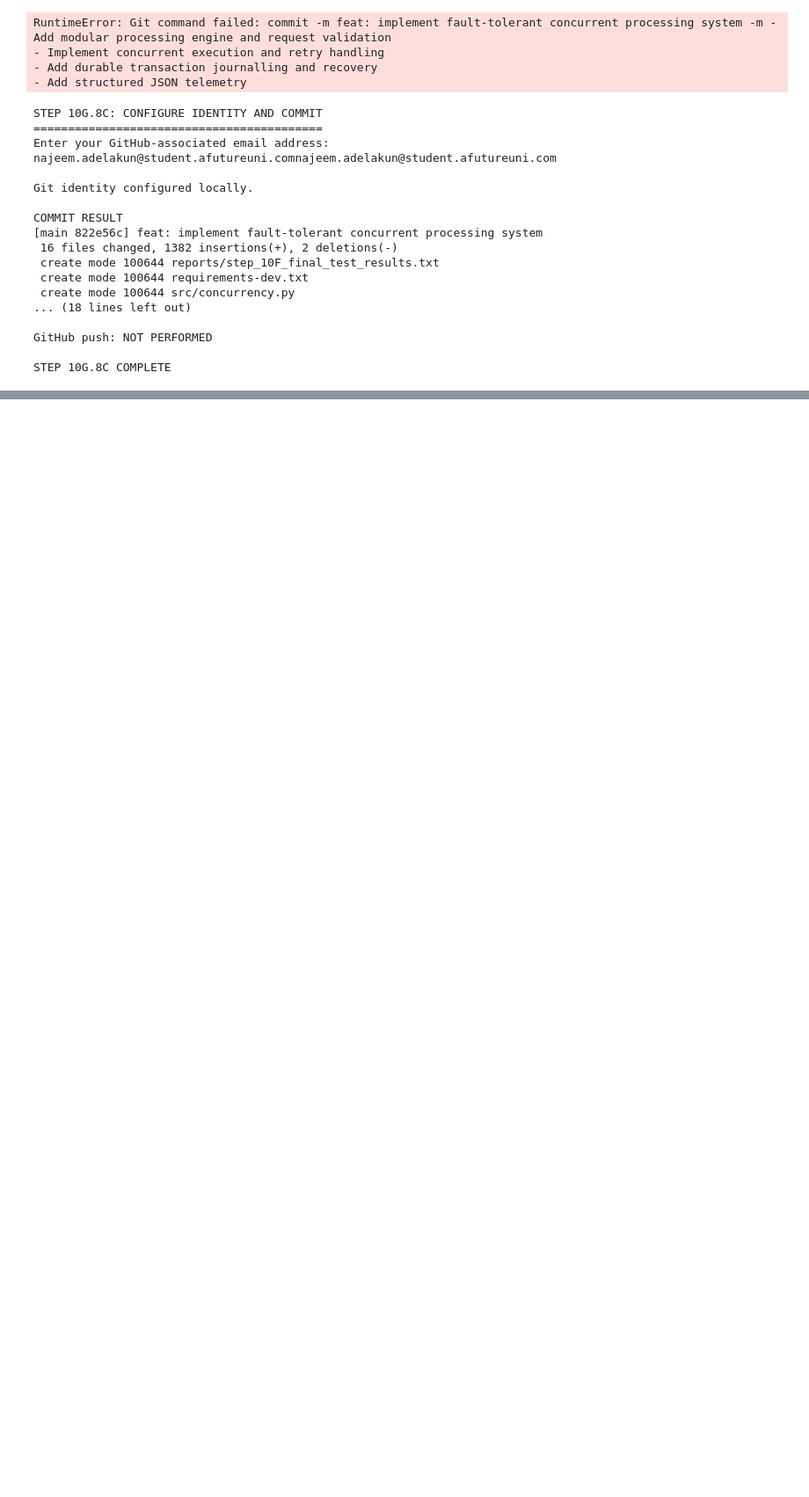
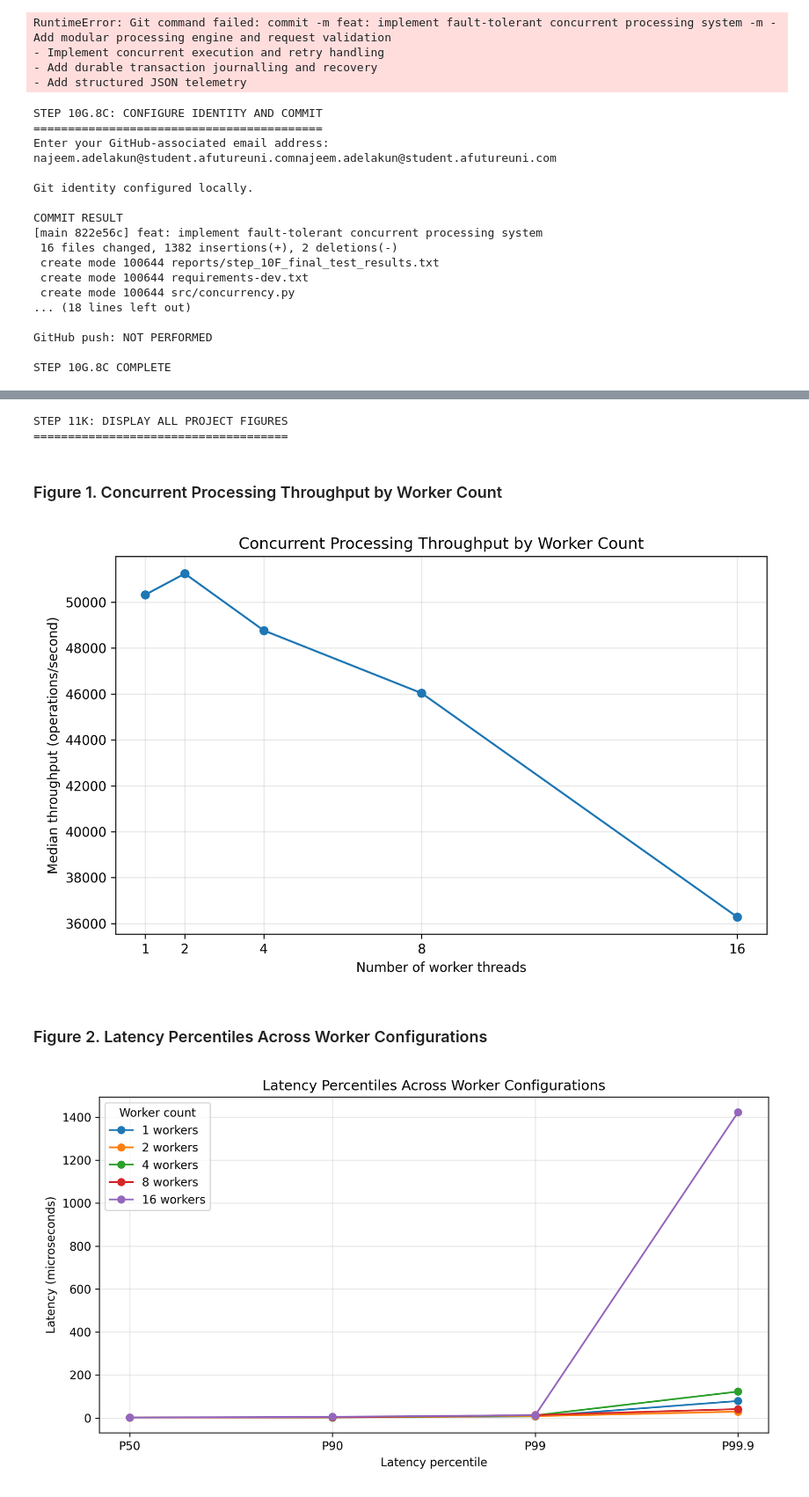
Before and after one commit to najeemadelakun/MSC502-M1-Concurrent-Processing-System, a Jupyter notebook: MSC502_M1_Development.ipynb, the cells around one changed output, grey strips where cells are left out. Shown at 88% size. Drawn from its saved outputs; the diff is of its cells as text; code cells hidden in the pictures; blank space fills up the shorter version.

```diff
--- a/MSC502_M1_Development.ipynb
+++ b/MSC502_M1_Development.ipynb
@@ -6888,0 +8374,53 @@ RuntimeError: Push did not complete. Review the Git output above.
+# %%
+
+import os
+from pathlib import Path
+from IPython.display import display, Image, Markdown
+
+os.chdir("/content/MSC502-M1-Concurrent-Processing-System")
+
+figure_dir = Path("diagrams")
+
+figure_titles = {
+    "Figure_1_Throughput_by_Worker_Count.png":
+        "Figure 1. Concurrent Processing Throughput by Worker Count",
+    "Figure_2_Latency_Percentiles.png":
+        "Figure 2. Latency Percentiles Across Worker Configurations",
+    "Figure_3_Workload_Rate_Comparison.png":
+        "Figure 3. Workload Generation and Processing Performance",
+    "Figure_4_Transaction_Recovery_Outcomes.png":
+        "Figure 4. Fault-Injection Outcomes and Transaction Recovery",
+    "Figure_5_Fault_Injection_Rate.png":
+        "Figure 5. Configured and Observed Fault-Injection Rates",
+}
+
+print("STEP 11K: DISPLAY ALL PROJECT FIGURES")
+print("=====================================")
+
+displayed = 0
+
+for filename, title in figure_titles.items():
+    image_path = figure_dir / filename
+
+    if not image_path.exists():
+        raise FileNotFoundError(
+            f"Required figure not found: {image_path}"
+        )
+
+    display(Markdown(f"### {title}"))
+    display(Image(
+        filename=str(image_path),
+        width=1000
+    ))
+
+    displayed += 1
+
+print(f"\nFigures displayed successfully: {displayed}")
+print("STEP 11K RESULT: PASSED")
+# %% [output]
+STEP 11K: DISPLAY ALL PROJECT FIGURES
+=====================================
+### Figure 1. Concurrent Processing Throughput by Worker Count
+[figure, added]
+### Figure 2. Latency Percentiles Across Worker Configurations
+[figure, added]
```
Also changed, not shown: parts of 17 cells of this notebook.
